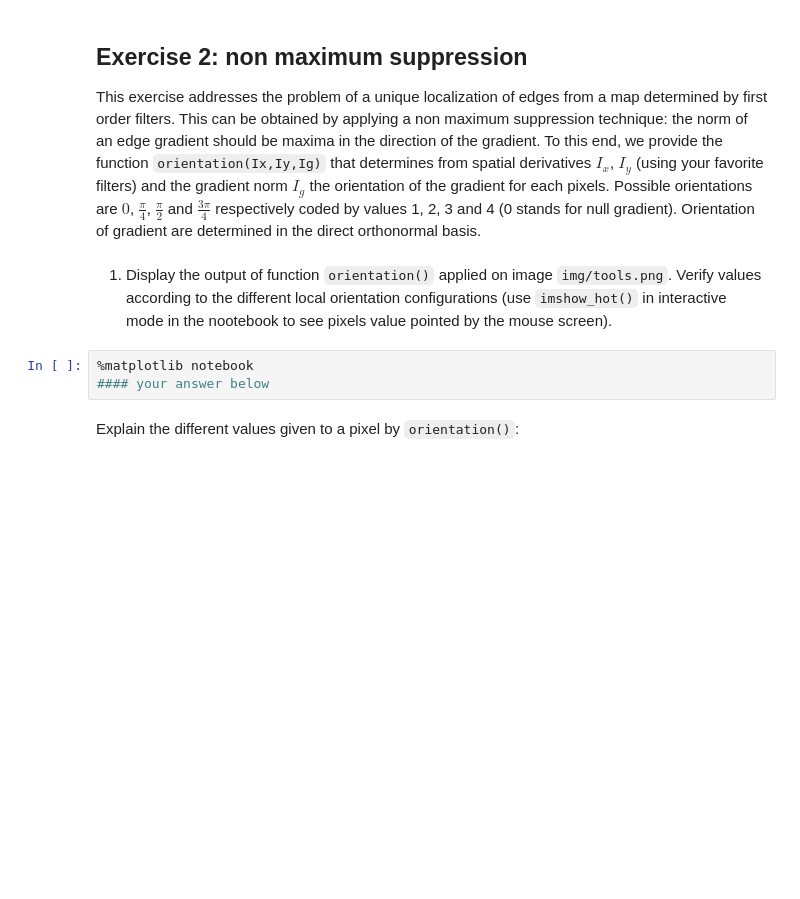
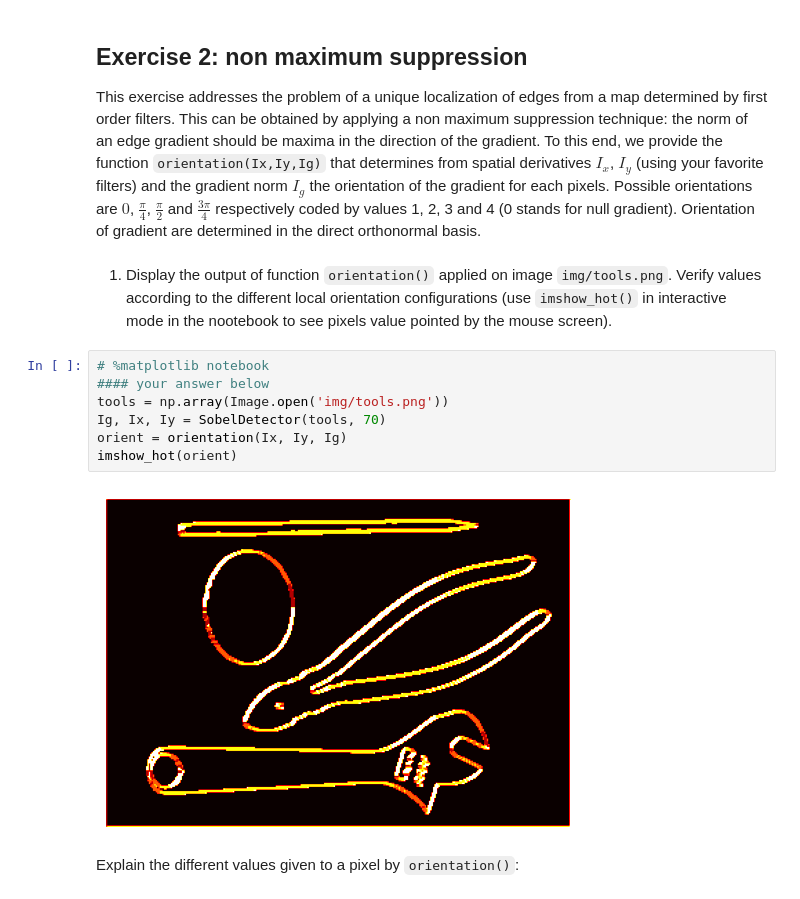
Before and after one commit to ZHANGzhile/BIMA, a Jupyter notebook: TME5/TME5.ipynb, the cells around one changed output. Drawn from its saved outputs; the diff is of its cells as text; blank space fills up the shorter version.

```diff
--- a/TME5/TME5.ipynb
+++ b/TME5/TME5.ipynb
@@ -145,9 +165,15 @@ def LaplacianDetector(I, s):
 This exercise addresses the problem of a unique localization of edges from a map determined by first order filters. This can be obtained by applying a non maximum suppression technique: the norm of an edge gradient should be maxima in the direction of the gradient. To this end, we provide the function `orientation(Ix,Iy,Ig)` that determines from spatial derivatives $I_x$, $I_y$ (using your favorite filters) and the gradient norm $I_g$ the orientation of the gradient for each pixels. Possible orientations are $0$, $\frac\pi4$, $\frac\pi2$ and $\frac{3\pi}4$ respectively coded by values 1, 2, 3 and 4 (0 stands for null gradient). Orientation of gradient are determined in the direct orthonormal basis.
 # %% [markdown]
 1. Display the output of function `orientation()` applied on image `img/tools.png`. Verify values according to the different local orientation configurations (use `imshow_hot()` in interactive mode in the nootebook to see pixels value pointed by the mouse screen).
-# %%
-%matplotlib notebook
-#### your answer below
+# %%
+# %matplotlib notebook
+#### your answer below
+tools = np.array(Image.open('img/tools.png'))
+Ig, Ix, Iy = SobelDetector(tools, 70)
+orient = orientation(Ix, Iy, Ig)
+imshow_hot(orient)
+# %% [output]
+[figure, added]
 # %% [markdown]
 Explain the different values given to a pixel by `orientation()`:
 # %% [markdown]
```
Also changed, not shown: parts of 13 cells of this notebook.
